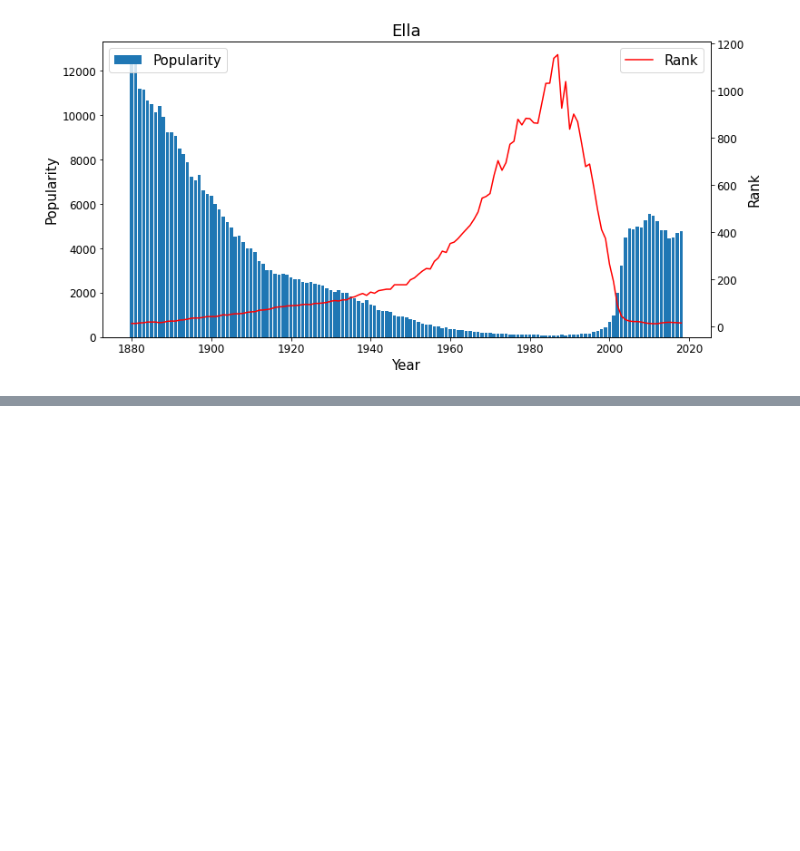
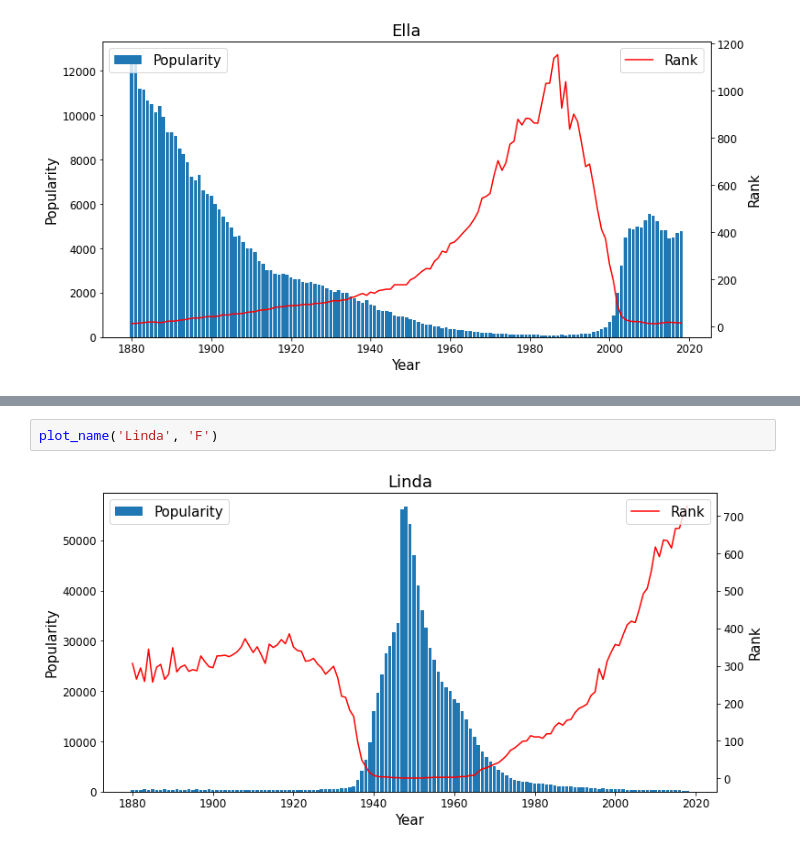
Before and after one commit to leadeeerq/data-science, a Jupyter notebook: 230303_BabyNamesDataAnalysisAndVisualization.ipynb, the cells around one changed output, grey strips where cells are left out. Saved outputs shown, nothing was run; the diff lists cells and outputs as text; blank space fills up the shorter version.

```diff
--- a/230303_BabyNamesDataAnalysisAndVisualization.ipynb
+++ b/230303_BabyNamesDataAnalysisAndVisualization.ipynb
@@ -481,0 +599,4 @@ for name in pop_female.Name:
+# %%
+plot_name('Linda', 'F')
+# %% [output]
+[figure, added]
```
Also changed, not shown: parts of 59 cells of this notebook.
